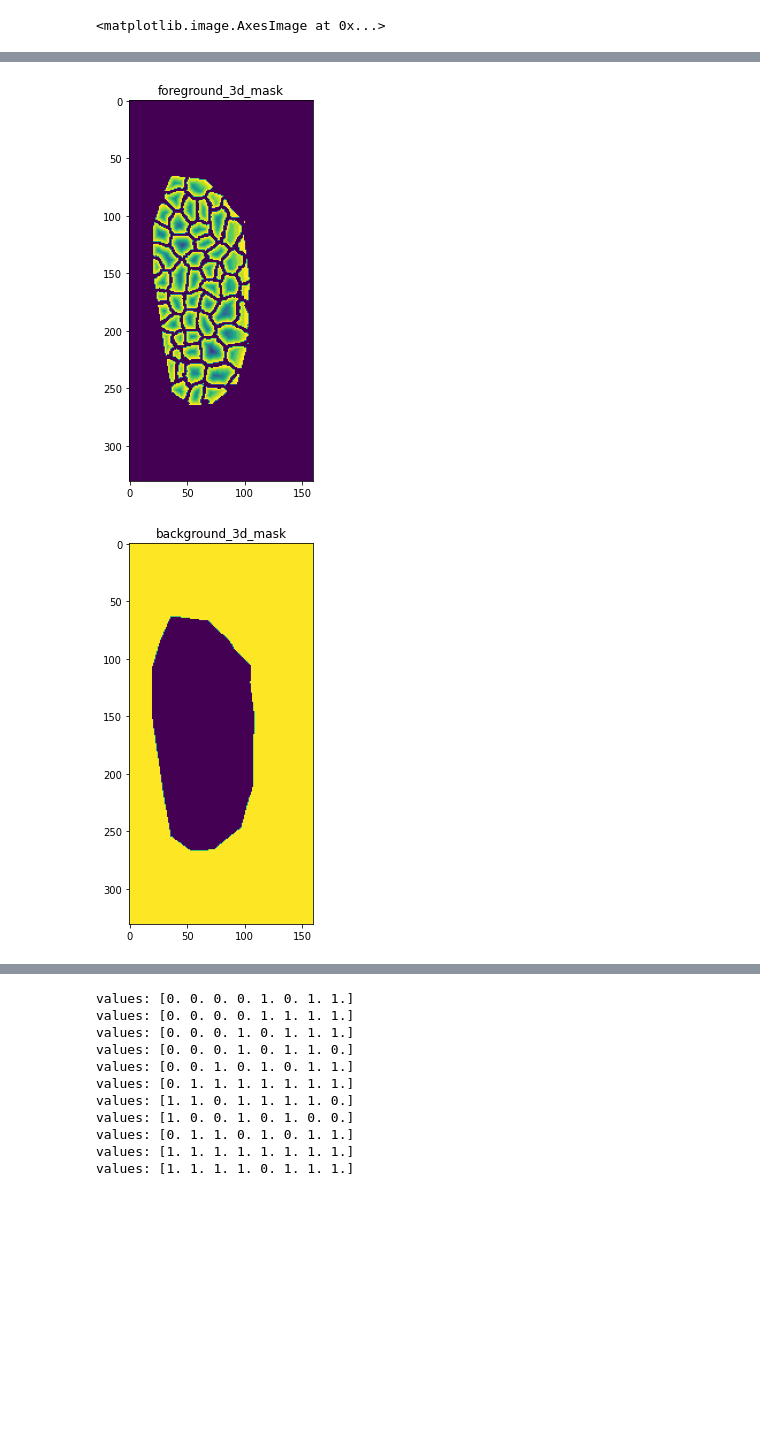
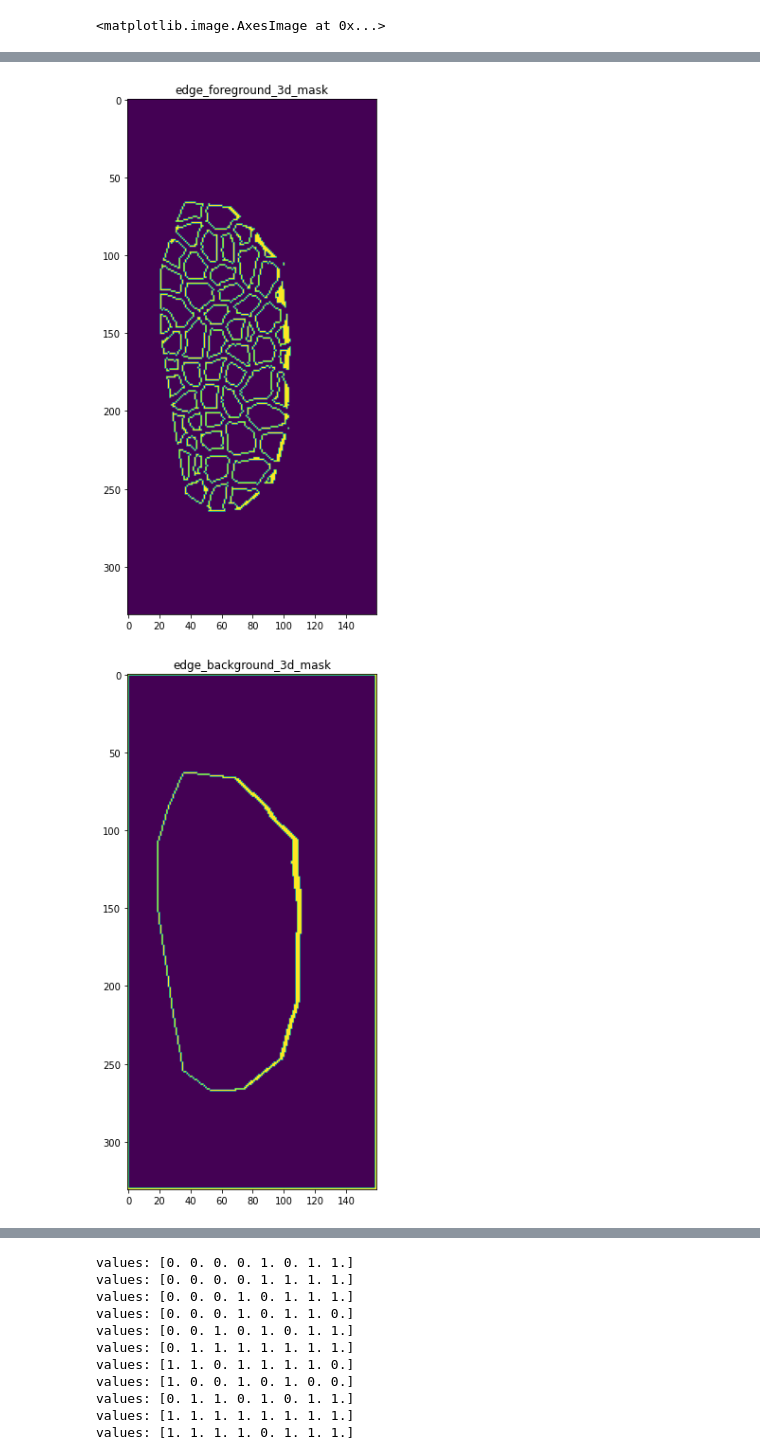
Before and after one commit to theGindar/3DCellSegMasterThesis, a Jupyter notebook: edge_transform.ipynb, the cells around one changed output, grey strips where cells are left out. Cells and saved outputs as stored; diff of their text form; code cells hidden in the pictures; blank space fills up the shorter version.

```diff
--- a/edge_transform.ipynb
+++ b/edge_transform.ipynb
@@ -21,6 +21,8 @@ def process_one_cuboid_new(input_3d_image, width_of_membrane=1.5, need_cell_cent
     input_3d_image_shape=input_3d_image.shape
     boundary_3d_mask=np.zeros(input_3d_image_shape)
     edge_boundary_3d_mask=np.zeros(input_3d_image_shape)
+    edge_foreground_3d_mask=np.zeros(input_3d_image_shape)
+    edge_background_3d_mask=np.zeros(input_3d_image_shape)
     foreground_3d_mask=np.zeros(input_3d_image_shape)
     cell_ins_3d_mask=np.zeros(input_3d_image_shape)
 
@@ -99,6 +101,8 @@ def process_one_cuboid_new(input_3d_image, width_of_membrane=1.5, need_cell_cent
 
     # edge boundary
     edge_boundary_3d_mask_temp = copy.deepcopy(boundary_3d_mask)
+    edge_foreground_3d_mask_temp = copy.deepcopy(foreground_3d_mask)
+    edge_background_3d_mask_temp = copy.deepcopy(background_3d_mask)
 
     def get_boundaries(values):
         if 0 in values:
@@ -120,10 +124,27 @@ def process_one_cuboid_new(input_3d_image, width_of_membrane=1.5, need_cell_cent
     edge_boundary_3d_mask_borders = ndimage.generic_filter(edge_boundary_3d_mask_temp, get_boundaries,
                                                            footprint=footprint,
                                                            mode='constant')
-
     edge_boundary_3d_mask[np.logical_and(boundary_3d_mask==1, edge_boundary_3d_mask_borders==1)] = 1
 
-    return background_3d_mask, edge_boundary_3d_mask, boundary_3d_mask, foreground_3d_mask, cell_ins_3d_mask, center_dict
+    edge_foreground_3d_mask_borders = ndimage.generic_filter(edge_foreground_3d_mask_temp, get_boundaries,
+                                                           footprint=footprint,
+                                                           mode='constant')
+    edge_foreground_3d_mask[np.logical_and(foreground_3d_mask==1, edge_foreground_3d_mask_borders==1)] = 1
+
+    edge_background_3d_mask_borders = ndimage.generic_filter(edge_background_3d_mask_temp, get_boundaries,
+                                                           footprint=footprint,
+                                                           mode='constant')
+    edge_background_3d_mask[np.logical_and(background_3d_mask==1, edge_background_3d_mask_borders==1)] = 1
+
+
+    return background_3d_mask, \
+           boundary_3d_mask, \
+           foreground_3d_mask, \
+           edge_background_3d_mask, \
+           edge_boundary_3d_mask, \
+           edge_foreground_3d_mask, \
+           cell_ins_3d_mask, \
+           center_dict
 # %%
 loading_file_name_path= 'data/CellSeg_dataset/HMS/segmentation/80.mha'
 img_3d, h=medpyload(loading_file_name_path)
@@ -134,3 +156,3 @@ NameError: name 'process_one_cuboid' is not defined
 # %%
-background_3d_mask, edge_boundary_3d_mask, boundary_3d_mask, foreground_3d_mask, cell_ins_3d_mask, center_dict=process_one_cuboid_new(img_3d, width_of_membrane = 1.5)
+background_3d_mask, boundary_3d_mask, foreground_3d_mask, edge_background_3d_mask, edge_boundary_3d_mask, edge_foreground_3d_mask, cell_ins_3d_mask, center_dict=process_one_cuboid_new(img_3d, width_of_membrane = 1.5)
 # %% [output]
@@ -139,7 +161,7 @@ rogress: 0.254071661237785progress: 0.26384364820846906progress: 0.2736156351791
 #N=150
 N=150
 
-plt.figure(figsize=(7,7))
+plt.figure(figsize=(10,10))
 plt.title("raw_img")
 plt.imshow(img_3d[N,:,:])
 
@@ -147,15 +169,23 @@ plt.figure(figsize=(10,10))
 plt.title("boundary_3d_mask")
 plt.imshow(boundary_3d_mask[N,:,:])
 
-plt.figure(figsize=(15,15))
+plt.figure(figsize=(10,10))
 plt.title("edge_boundary_3d_mask")
 plt.imshow(edge_boundary_3d_mask[N,:,:])
 
-plt.figure(figsize=(7,7))
+plt.figure(figsize=(10,10))
+plt.title("edge_foreground_3d_mask")
+plt.imshow(edge_foreground_3d_mask[N,:,:])
+
+plt.figure(figsize=(10,10))
+plt.title("edge_background_3d_mask")
+plt.imshow(edge_background_3d_mask[N,:,:])
+
+plt.figure(figsize=(10, 10))
 plt.title("foreground_3d_mask")
 plt.imshow(foreground_3d_mask[N,:,:])
 
-plt.figure(figsize=(7,7))
+plt.figure(figsize=(10, 10))
 plt.title("background_3d_mask")
 plt.imshow(background_3d_mask[N,:,:])
 # %% [output]
@@ -166,2 +196,2 @@ plt.imshow(background_3d_mask[N,:,:])
-[figure, old version]
+[figure, new version]
-[figure, old version]
+[figure, new version]
```
Also changed, not shown: parts of 4 cells of this notebook, 8 other files.
